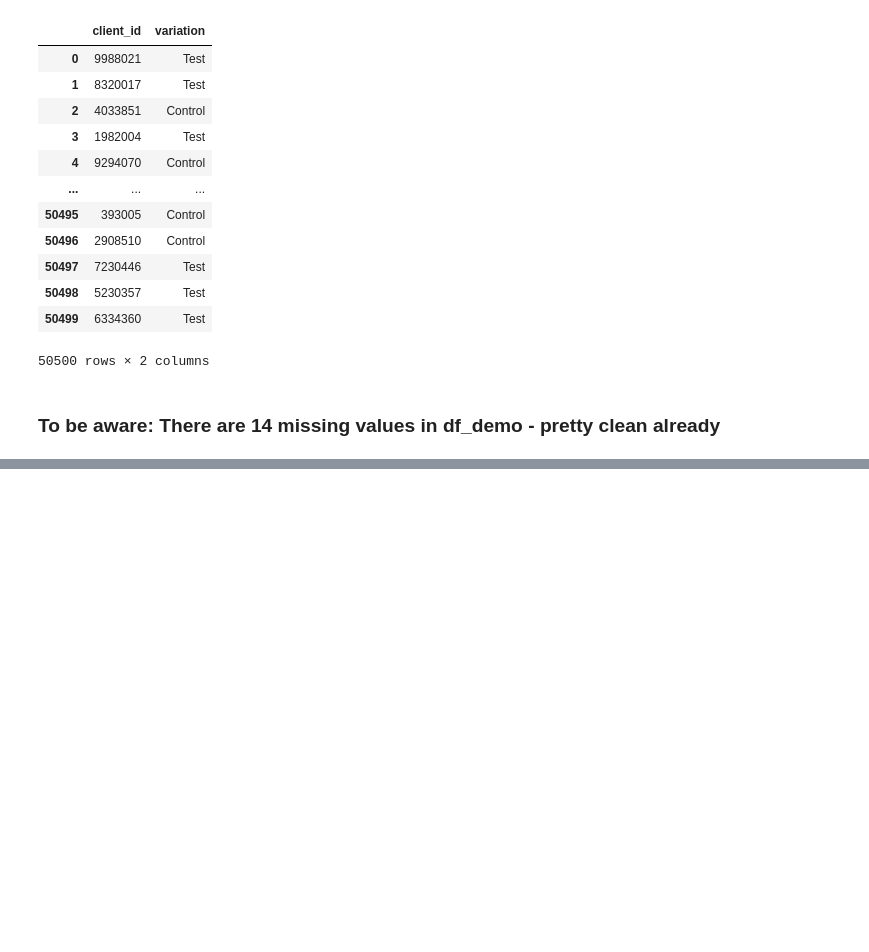
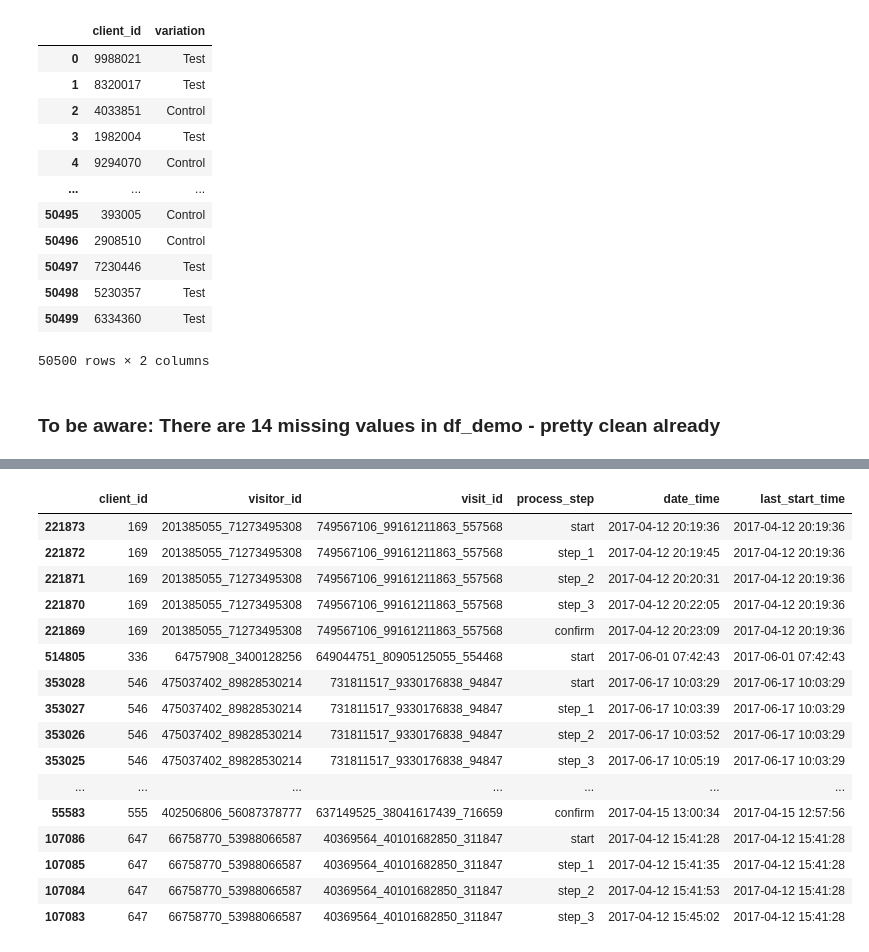
Before and after one commit to rachelv2/vanguard-ab-test, a Jupyter notebook: notebooks/data_cleaning_rachel.ipynb, the cells around one changed output, grey strips where cells are left out. Drawn from its saved outputs; the diff is of its cells as text; code cells hidden in the pictures; blank space fills up the shorter version.

Commit message:
"Start times collapsed"

```diff
--- a/notebooks/data_cleaning_rachel.ipynb
+++ b/notebooks/data_cleaning_rachel.ipynb
@@ -157,0 +167,3 @@ df_experiment
+# %%
+# Set it to date_time
+df_web['date_time'] = pd.to_datetime(df_web['date_time'])
@@ -157,0 +181,9 @@ df_experiment
+# %%
+# Keep only start rows
+starts = df_web[df_web['process_step'] == 'start'].copy()
+
+# For each client, find the latest start time
+last_starts = starts.groupby('client_id', as_index=False)['date_time'].max()
+last_starts = last_starts.rename(columns={'date_time': 'last_start_time'})
+
+last_starts.head()
@@ -157,0 +197,12 @@ df_experiment
+# %%
+# Identify which visit that last start belongs to
+last_start_visits = (
+    df_web[df_web['process_step'] == 'start']
+    .merge(last_starts, on='client_id', how='inner')
+)
+
+last_start_visits = last_start_visits[
+    last_start_visits['date_time'] == last_start_visits['last_start_time']
+][['client_id', 'visit_id', 'last_start_time']].drop_duplicates()
+
+last_start_visits.head()
@@ -157,0 +216,37 @@ df_experiment
+# %%
+df_web_last_attempt = df_web.merge(
+    last_start_visits,
+    on=['client_id', 'visit_id'],
+    how='inner'
+)
+
+# Keep only rows from the last start onward
+df_web_last_attempt = df_web_last_attempt[
+    df_web_last_attempt['date_time'] >= df_web_last_attempt['last_start_time']
+].copy()
+
+# Sort nicely
+df_web_last_attempt = df_web_last_attempt.sort_values(
+    ['client_id', 'visit_id', 'date_time']
+)
+
+# FINAL RESULT OF THE TASK
+df_web_last_attempt.head(20)
+# %% [output]
+|  | client_id | visitor_id | visit_id | process_step | date_time | last_start_time |
+| 221873 | 169 | 201385055_71273495308 | 749567106_99161211863_557568 | start | 2017-04-12 20:19:36 | 2017-04-12 20:19:36 |
+| 221872 | 169 | 201385055_71273495308 | 749567106_99161211863_557568 | step_1 | 2017-04-12 20:19:45 | 2017-04-12 20:19:36 |
+| 221871 | 169 | 201385055_71273495308 | 749567106_99161211863_557568 | step_2 | 2017-04-12 20:20:31 | 2017-04-12 20:19:36 |
+| 221870 | 169 | 201385055_71273495308 | 749567106_99161211863_557568 | step_3 | 2017-04-12 20:22:05 | 2017-04-12 20:19:36 |
+| 221869 | 169 | 201385055_71273495308 | 749567106_99161211863_557568 | confirm | 2017-04-12 20:23:09 | 2017-04-12 20:19:36 |
+| 514805 | 336 | 64757908_3400128256 | 649044751_80905125055_554468 | start | 2017-06-01 07:42:43 | 2017-06-01 07:42:43 |
+| 353028 | 546 | 475037402_89828530214 | 731811517_9330176838_94847 | start | 2017-06-17 10:03:29 | 2017-06-17 10:03:29 |
+| 353027 | 546 | 475037402_89828530214 | 731811517_9330176838_94847 | step_1 | 2017-06-17 10:03:39 | 2017-06-17 10:03:29 |
+| 353026 | 546 | 475037402_89828530214 | 731811517_9330176838_94847 | step_2 | 2017-06-17 10:03:52 | 2017-06-17 10:03:29 |
+| 353025 | 546 | 475037402_89828530214 | 731811517_9330176838_94847 | step_3 | 2017-06-17 10:05:19 | 2017-06-17 10:03:29 |
+| ... | ... | ... | ... | ... | ... | ... |
+| 55583 | 555 | 402506806_56087378777 | 637149525_38041617439_716659 | confirm | 2017-04-15 13:00:34 | 2017-04-15 12:57:56 |
+| 107086 | 647 | 66758770_53988066587 | 40369564_40101682850_311847 | start | 2017-04-12 15:41:28 | 2017-04-12 15:41:28 |
+| 107085 | 647 | 66758770_53988066587 | 40369564_40101682850_311847 | step_1 | 2017-04-12 15:41:35 | 2017-04-12 15:41:28 |
+| 107084 | 647 | 66758770_53988066587 | 40369564_40101682850_311847 | step_2 | 2017-04-12 15:41:53 | 2017-04-12 15:41:28 |
+| 107083 | 647 | 66758770_53988066587 | 40369564_40101682850_311847 | step_3 | 2017-04-12 15:45:02 | 2017-04-12 15:41:28 |
```
Also changed, not shown: parts of 7 cells of this notebook, 1 other file.
